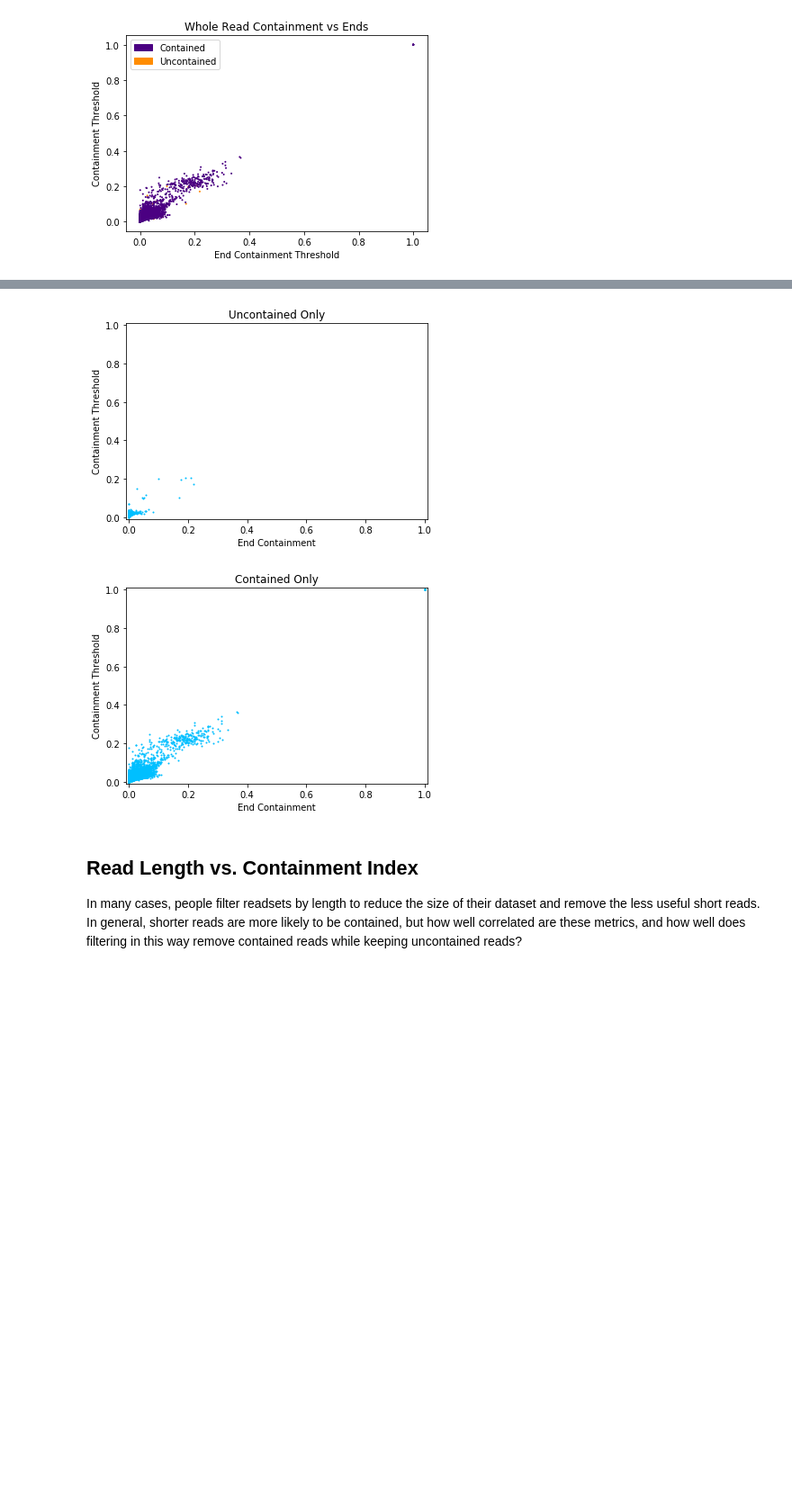
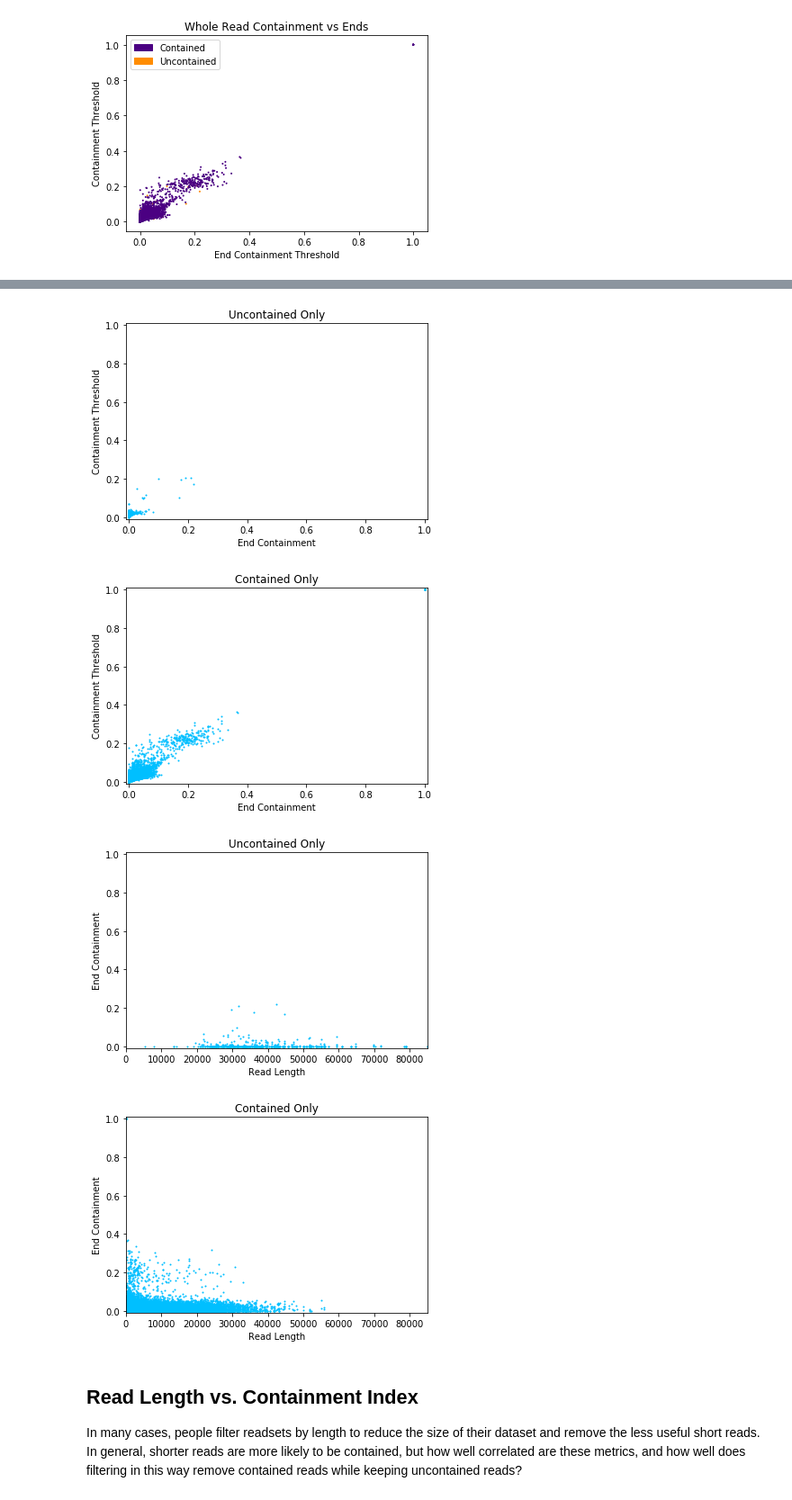
Before and after one commit to mkirsche/ContainedReadRemoval, a Jupyter notebook: sim/AnalyzeContainment.ipynb, the cells around one changed output, grey strips where cells are left out. Shown at 90% size. Saved outputs shown, nothing was run; the diff lists cells and outputs as text; code cells hidden in the pictures; blank space fills up the shorter version.

```diff
--- a/sim/AnalyzeContainment.ipynb
+++ b/sim/AnalyzeContainment.ipynb
@@ -239,33 +239,57 @@ plt.show()
 plt.clf()
 plt.cla()
 plt.close()
 
 plt.scatter(uncontainedEnds, uncontainedCts, s = 1, c = 'deepskyblue')
 plt.title('Uncontained Only')
 plt.xlabel('End Containment')
 plt.ylabel('Containment Threshold')
 plt.xlim(min(minEnd) - 0.01, max(minEnd) + 0.01)
 plt.ylim(min(cts) - 0.01, max(cts) + 0.01)
 plt.show()
 plt.clf()
 plt.cla()
 plt.close()
 
 plt.scatter(containedEnds, containedCts, s = 1, c = 'deepskyblue')
 plt.title('Contained Only')
 plt.xlabel('End Containment')
 plt.ylabel('Containment Threshold')
 plt.xlim(min(minEnd) - 0.01, max(minEnd) + 0.01)
 plt.ylim(min(cts) - 0.01, max(cts) + 0.01)
 plt.show()
 plt.clf()
 plt.cla()
 plt.close()
+
+plt.scatter(uncontainedLens, uncontainedEnds, s = 1, c = 'deepskyblue')
+plt.title('Uncontained Only')
+plt.xlabel('Read Length')
+plt.ylabel('End Containment')
+plt.ylim(min(minEnd) - 0.01, max(minEnd) + 0.01)
+plt.xlim(min(lens), max(lens))
+plt.show()
+plt.clf()
+plt.cla()
+plt.close()
+
+plt.scatter(containedLens, containedEnds, s = 1, c = 'deepskyblue')
+plt.title('Contained Only')
+plt.xlabel('Read Length')
+plt.ylabel('End Containment')
+plt.ylim(min(minEnd) - 0.01, max(minEnd) + 0.01)
+plt.xlim(min(lens), max(lens))
+plt.show()
+plt.clf()
+plt.cla()
+plt.close()
 # %% [output]
 [figure]
 [figure]
 [figure]
 [figure]
+[figure, added]
+[figure, added]
 # %% [markdown]
 ## Read Length vs. Containment Index
 In many cases, people filter readsets by length to reduce the size of their dataset and remove the less useful short reads.  In general, shorter reads are more likely to be contained, but how well correlated are these metrics, and how well does filtering in this way remove contained reads while keeping uncontained reads?
```
Also changed, not shown: parts of 3 cells of this notebook.
